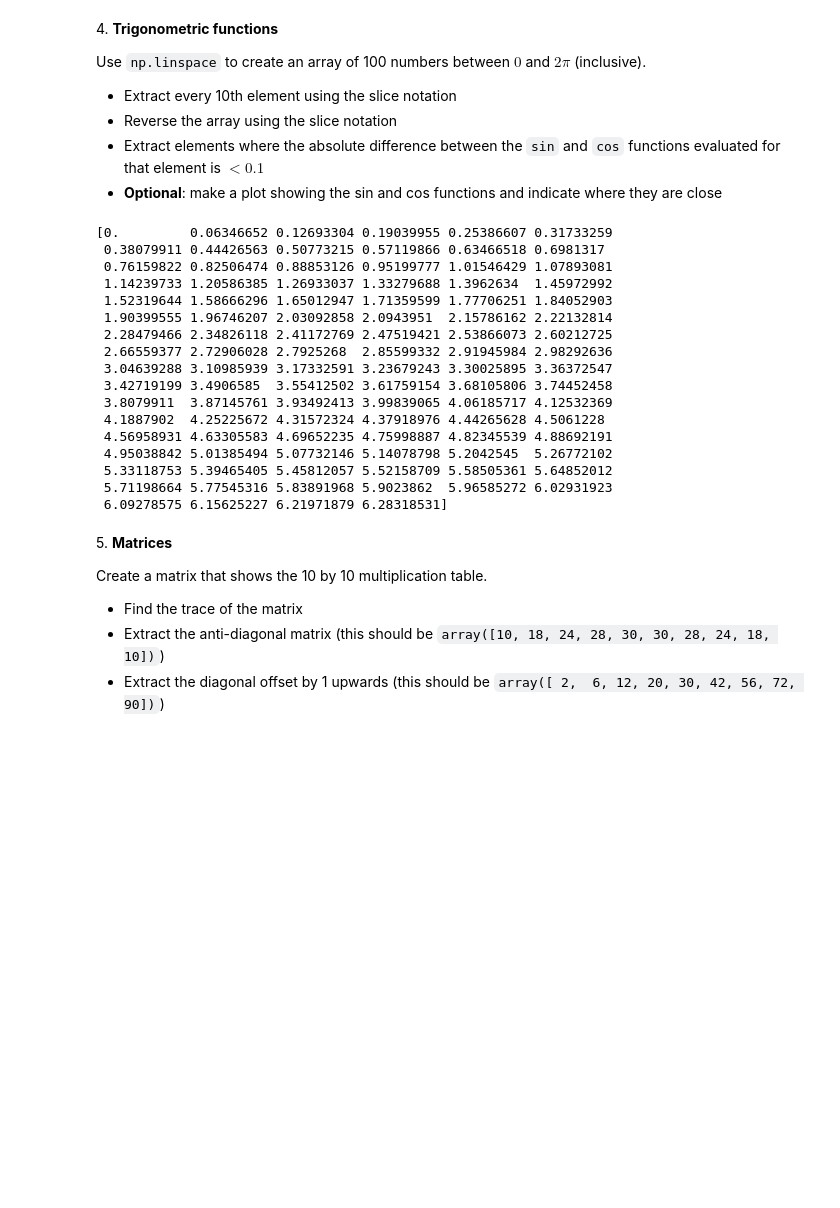
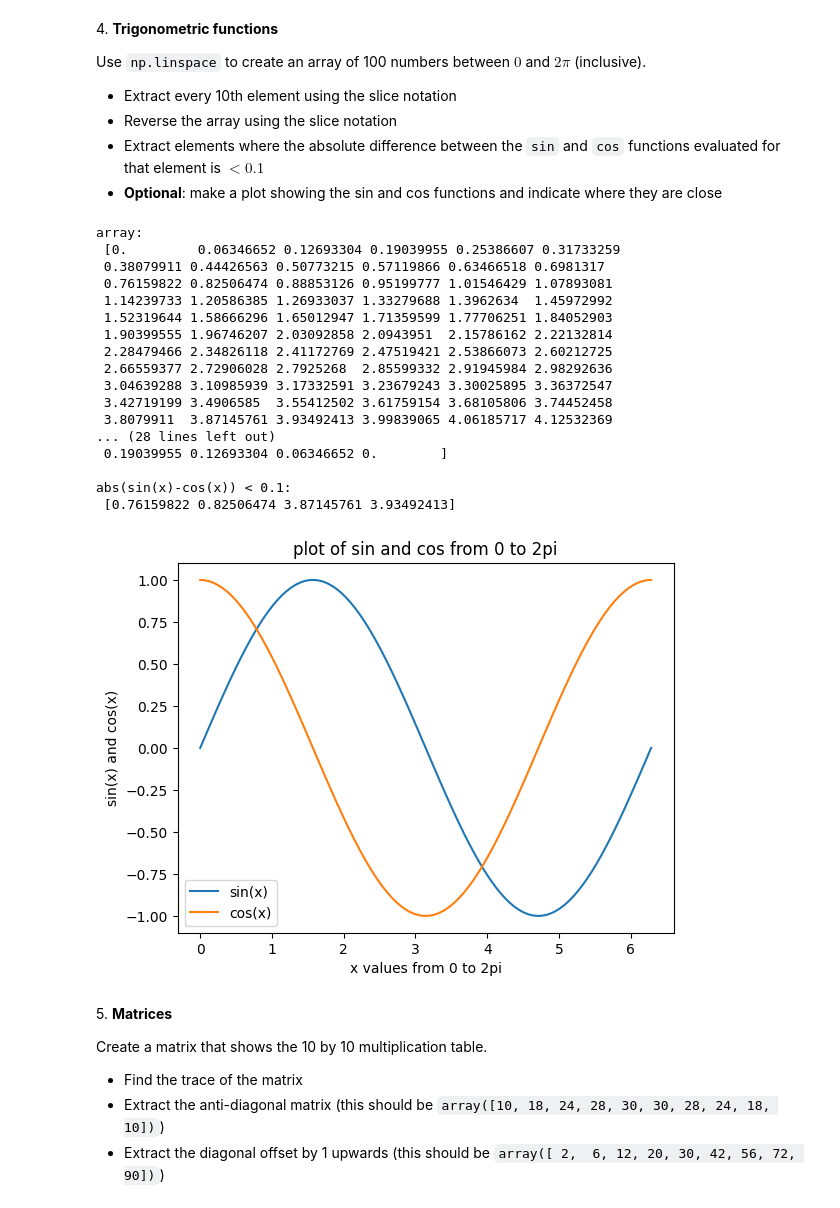
Before and after one commit to zucchett/ScientificComputingWithPython2022, a Jupyter notebook: 04ex_numpy.ipynb, the cells around one changed output. Cells and saved outputs as stored; diff of their text form; code cells hidden in the pictures; blank space fills up the shorter version.

```diff
--- a/04ex_numpy.ipynb
+++ b/04ex_numpy.ipynb
@@ -149,28 +152,59 @@ Use `np.linspace` to create an array of 100 numbers between $0$ and $2\pi$ (incl
   * Reverse the array using the slice notation
   * Extract elements where the absolute difference between the `sin` and `cos` functions evaluated for that element is $< 0.1$
   * **Optional**: make a plot showing the sin and cos functions and indicate where they are close
-# %%
-from math import *
-
-numb = np.linspace(0, 2*pi, 100, endpoint=True)
-# %% [output]
-[0.         0.06346652 0.12693304 0.19039955 0.25386607 0.31733259
- 0.38079911 0.44426563 0.50773215 0.57119866 0.63466518 0.6981317
- 0.76159822 0.82506474 0.88853126 0.95199777 1.01546429 1.07893081
- 1.14239733 1.20586385 1.26933037 1.33279688 1.3962634  1.45972992
- 1.52319644 1.58666296 1.65012947 1.71359599 1.77706251 1.84052903
- 1.90399555 1.96746207 2.03092858 2.0943951  2.15786162 2.22132814
- 2.28479466 2.34826118 2.41172769 2.47519421 2.53866073 2.60212725
- 2.66559377 2.72906028 2.7925268  2.85599332 2.91945984 2.98292636
- 3.04639288 3.10985939 3.17332591 3.23679243 3.30025895 3.36372547
- 3.42719199 3.4906585  3.55412502 3.61759154 3.68105806 3.74452458
- 3.8079911  3.87145761 3.93492413 3.99839065 4.06185717 4.12532369
- 4.1887902  4.25225672 4.31572324 4.37918976 4.44265628 4.5061228
- 4.56958931 4.63305583 4.69652235 4.75998887 4.82345539 4.88692191
- 4.95038842 5.01385494 5.07732146 5.14078798 5.2042545  5.26772102
- 5.33118753 5.39465405 5.45812057 5.52158709 5.58505361 5.64852012
- 5.71198664 5.77545316 5.83891968 5.9023862  5.96585272 6.02931923
- 6.09278575 6.15625227 6.21971879 6.28318531]
+# %%
+from math import *
+
+f = np.linspace(0, 2*pi, 100, endpoint=True)
+print("array: \n",f)
+s = f[9::10]
+print("")
+print("every 10th element: \n",s)
+t = f[::-1]
+print("")
+print("reversed array: \n",t)
+fth = []
+
+y1 = np.sin(f)
+y2 = np.cos(f)
+
+mask = (abs(y1-y2) < 0.1)
+
+for k in range(len(mask)):
+    if mask[k] == True:
+        fth.append(f[k])
+
+fth = np.array(fth)
+print("")
+print("abs(sin(x)-cos(x)) < 0.1: \n",fth)
+
+import matplotlib.pyplot as plt
+
+plt.plot(f,y1,f,y2)
+plt.xlabel('x values from 0 to 2pi')
+plt.ylabel('sin(x) and cos(x)')
+plt.title('plot of sin and cos from 0 to 2pi')
+plt.legend(['sin(x)', 'cos(x)'])
+plt.show()
+# %% [output]
+array:
+ [0.         0.06346652 0.12693304 0.19039955 0.25386607 0.31733259
+ 0.38079911 0.44426563 0.50773215 0.57119866 0.63466518 0.6981317
+ 0.76159822 0.82506474 0.88853126 0.95199777 1.01546429 1.07893081
+ 1.14239733 1.20586385 1.26933037 1.33279688 1.3962634  1.45972992
+ 1.52319644 1.58666296 1.65012947 1.71359599 1.77706251 1.84052903
+ 1.90399555 1.96746207 2.03092858 2.0943951  2.15786162 2.22132814
+ 2.28479466 2.34826118 2.41172769 2.47519421 2.53866073 2.60212725
+ 2.66559377 2.72906028 2.7925268  2.85599332 2.91945984 2.98292636
+ 3.04639288 3.10985939 3.17332591 3.23679243 3.30025895 3.36372547
+ 3.42719199 3.4906585  3.55412502 3.61759154 3.68105806 3.74452458
+ 3.8079911  3.87145761 3.93492413 3.99839065 4.06185717 4.12532369
+... (28 lines left out)
+ 0.19039955 0.12693304 0.06346652 0.        ]
+
+abs(sin(x)-cos(x)) < 0.1:
+ [0.76159822 0.82506474 3.87145761 3.93492413]
+[figure, added]
 # %% [markdown]
 5\. **Matrices**
 
```
Also changed, not shown: parts of 4 cells of this notebook.
